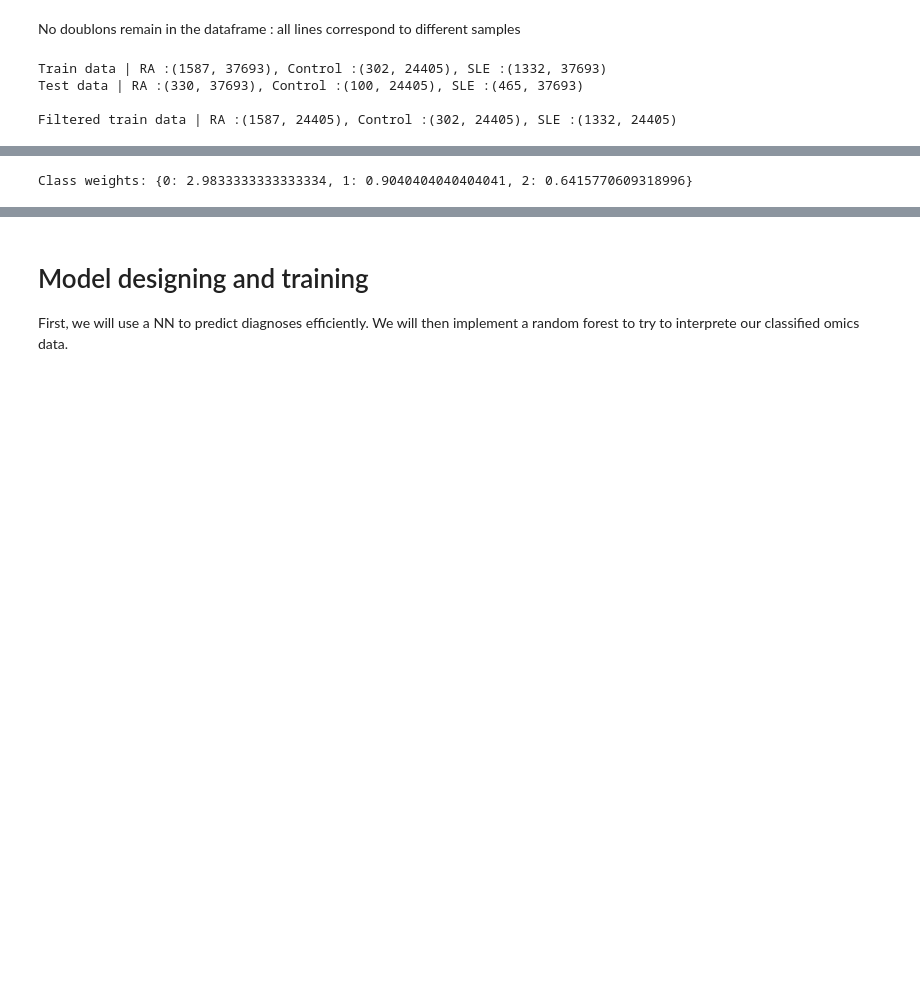
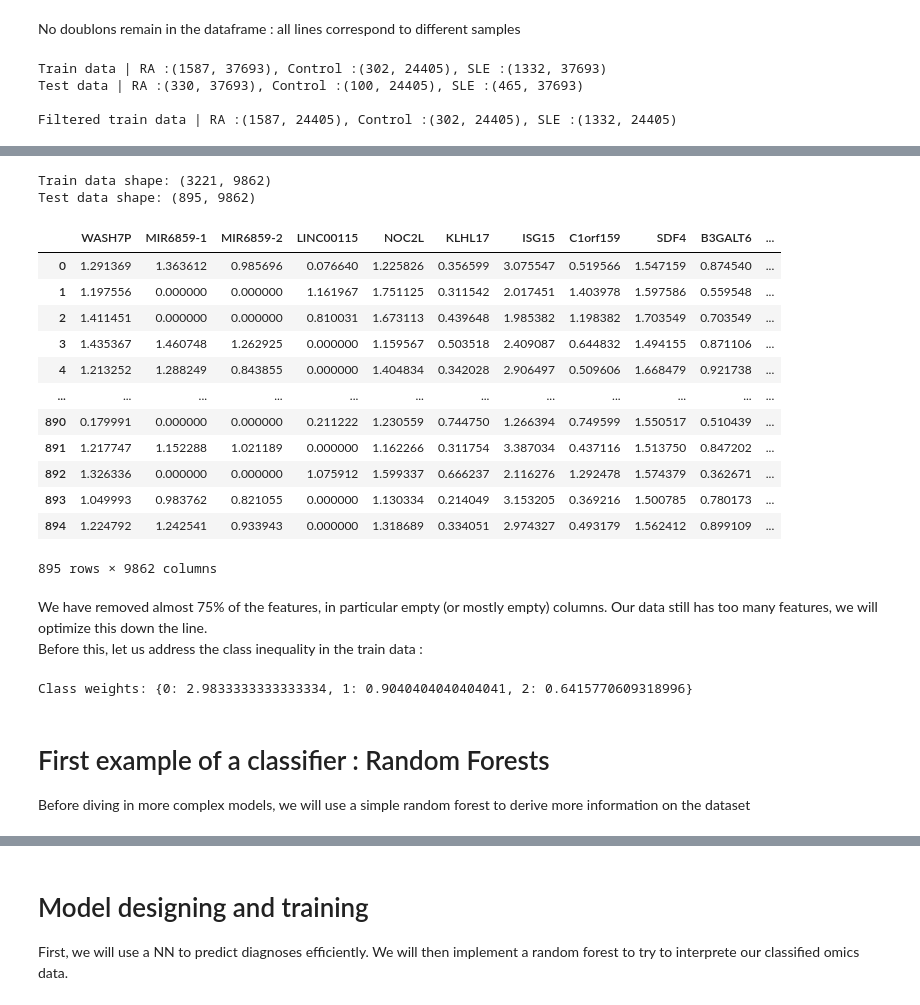
Before and after one commit to pierre-pauchet/personal-projects, a Jupyter notebook: rna_classifier_hmw.ipynb, the cells around one changed output, grey strips where cells are left out. Cells and saved outputs as stored; diff of their text form; code cells hidden in the pictures; blank space fills up the shorter version.

```diff
--- a/rna_classifier_hmw.ipynb
+++ b/rna_classifier_hmw.ipynb
@@ -118,3 +132,43 @@ normalized_test_data = pd.concat([normalized_test_data,all_test_data.iloc[:,-1]]
+# %%
+# Normalizing Data
+'First, we will normalize our data. The classic "-mean/var" is not appropriate, as -omics data range accross orders of magnitude'
+# filtered_train_data = all_train_data.loc[:, (all_train_data.eq(0).sum(axis=0) < 1500)] # Remove mostly empty columns
+# normalized_train_data = filtered_train_data.iloc[:, 1:-1].apply(lambda x: np.log10(x).replace(-np.inf,0.0))
+
+filtered_test_data = all_test_data.loc[:, (all_test_data.eq(0).sum(axis=0) < 450)]
+normalized_test_data = filtered_test_data.iloc[:, 1:-1].apply(lambda x: np.log10(x).replace(-np.inf, 0.0))
+# Filtering on the common features
+inconsistent_features = normalized_train_data.columns.difference(normalized_test_data.columns)
+normalized_train_data = normalized_train_data.drop(columns=inconsistent_features)
+inconsistent_features = normalized_test_data.columns.difference(normalized_train_data.columns)
+normalized_test_data = normalized_test_data.drop(columns=inconsistent_features)
+
+normalized_train_data = pd.concat([normalized_train_data,all_train_data.iloc[:,-1]],axis=1)
+normalized_test_data = pd.concat([normalized_test_data,all_test_data.iloc[:,-1]],axis=1)
+print("Train data shape:", normalized_train_data.shape)
+print("Test data shape:", normalized_test_data.shape)
+# %% [output]
+Train data shape: (3221, 9862)
+Test data shape: (895, 9862)
+# %%
+normalized_test_data
+# %% [output]
+|  | WASH7P | MIR6859-1 | MIR6859-2 | LINC00115 | NOC2L | KLHL17 | ISG15 | C1orf159 | SDF4 | B3GALT6 | ... |
+| 0 | 1.291369 | 1.363612 | 0.985696 | 0.076640 | 1.225826 | 0.356599 | 3.075547 | 0.519566 | 1.547159 | 0.874540 | ... |
+| 1 | 1.197556 | 0.000000 | 0.000000 | 1.161967 | 1.751125 | 0.311542 | 2.017451 | 1.403978 | 1.597586 | 0.559548 | ... |
+| 2 | 1.411451 | 0.000000 | 0.000000 | 0.810031 | 1.673113 | 0.439648 | 1.985382 | 1.198382 | 1.703549 | 0.703549 | ... |
+| 3 | 1.435367 | 1.460748 | 1.262925 | 0.000000 | 1.159567 | 0.503518 | 2.409087 | 0.644832 | 1.494155 | 0.871106 | ... |
+| 4 | 1.213252 | 1.288249 | 0.843855 | 0.000000 | 1.404834 | 0.342028 | 2.906497 | 0.509606 | 1.668479 | 0.921738 | ... |
+| ... | ... | ... | ... | ... | ... | ... | ... | ... | ... | ... | ... |
+| 890 | 0.179991 | 0.000000 | 0.000000 | 0.211222 | 1.230559 | 0.744750 | 1.266394 | 0.749599 | 1.550517 | 0.510439 | ... |
+| 891 | 1.217747 | 1.152288 | 1.021189 | 0.000000 | 1.162266 | 0.311754 | 3.387034 | 0.437116 | 1.513750 | 0.847202 | ... |
+| 892 | 1.326336 | 0.000000 | 0.000000 | 1.075912 | 1.599337 | 0.666237 | 2.116276 | 1.292478 | 1.574379 | 0.362671 | ... |
+| 893 | 1.049993 | 0.983762 | 0.821055 | 0.000000 | 1.130334 | 0.214049 | 3.153205 | 0.369216 | 1.500785 | 0.780173 | ... |
+| 894 | 1.224792 | 1.242541 | 0.933943 | 0.000000 | 1.318689 | 0.334051 | 2.974327 | 0.493179 | 1.562412 | 0.899109 | ... |
+895 rows × 9862 columns
+# %% [markdown]
+We have removed almost 75% of the features, in particular empty (or mostly empty) columns. Our data still has too many features, we will optimize this down the line. \
+Before this, let us address the class inequality in the train data :
 # %%
 # Balancing class irregularities
 class_weights = compute_class_weight('balanced', classes=np.array([0, 1, 2]), y=all_test_data.iloc[:,-1])
@@ -140,3 +194,6 @@ Y_train= Y_train.to(device)
 X_test, Y_test = dataToTensor(normalized_test_data)
 X_test=X_test.to(device)
 Y_test=Y_test.to(device)
+# %% [markdown]
+# First example of a classifier : Random Forests
+Before diving in more complex models, we will use a simple random forest to derive more information on the dataset
```
Also changed, not shown: parts of 26 cells of this notebook, 1 other file.
